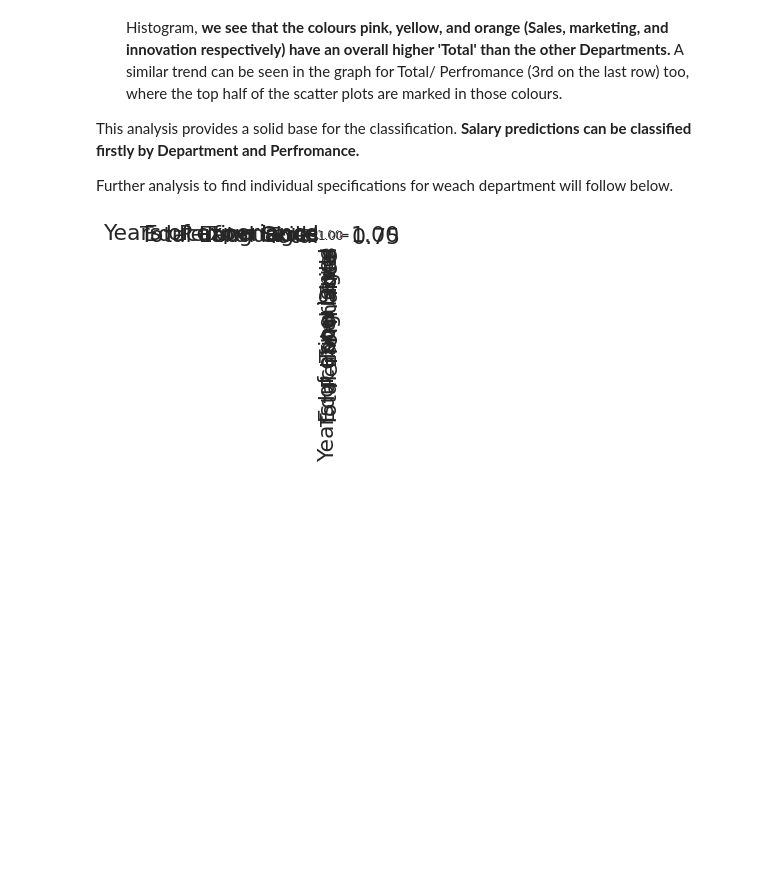
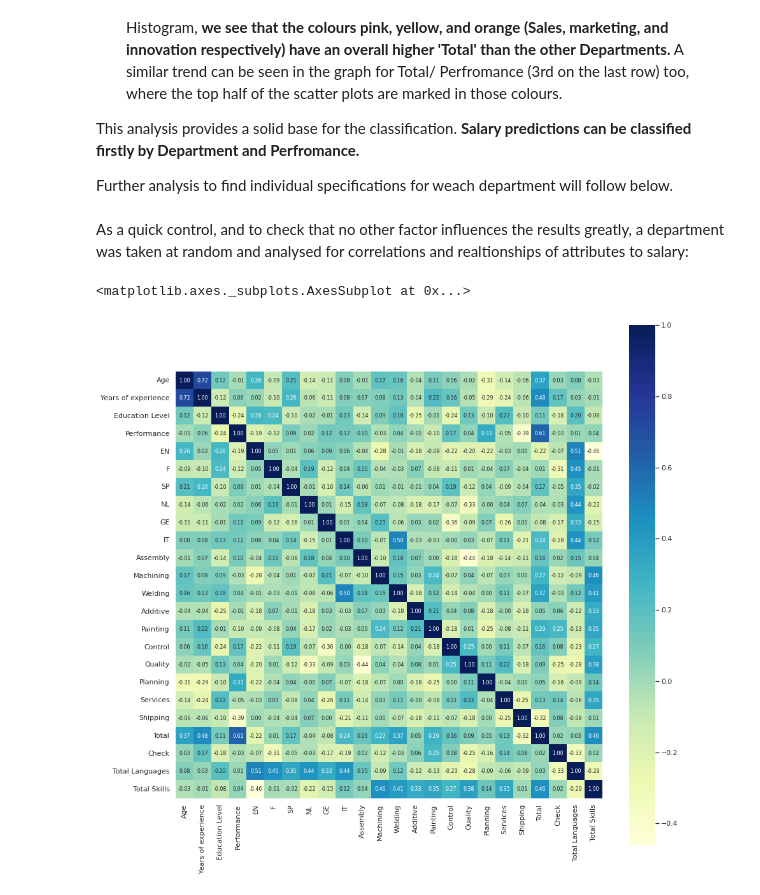
Before and after one commit to FHnt97/RUG_TOM_SIO, a Jupyter notebook: Assignment_A_4_2.ipynb, the cells around one changed output. Cells and saved outputs as stored; diff of their text form; code cells hidden in the pictures; blank space fills up the shorter version.

Commit message:
data analysis finished, example department completed

```diff
--- a/Assignment_A_4_2.ipynb
+++ b/Assignment_A_4_2.ipynb
@@ -160,6 +159,10 @@ df['Total Languages'] = df[lst_lan].sum(1, numeric_only=True)
 
 lst_skills = ['Assembly', 'Machining', 'Welding', 'Additive', 'Painting', 'Control', 'Quality','Planning', 'Services', 'Shipping']
 df['Total Skills'] = df[lst_skills].sum(1, numeric_only=True)
+# %%
+# additionally, for ease of use, the performance will additioanlly be divided into bins (as in Assigneent 2), Grading employees from A to E
+Grade = pd.cut(df.Performance, bins=[-1,20,40,60,80,100], labels=['E','D','C','B','A'])
+df.insert(11,'Grade', Grade)
 # %%
 df.head()
 # %% [output]
@@ -192,8 +195,7 @@ This classification will later on allow us to reject or accept a salary offer.
 # Proving H3 --> colour coordinate by department
 cols = ['Years of experience','Education Level', 'Department', 'Performance', 'Total Skills', 'Total Languages', 'Total']
 
-sns.set(context='notebook')
-sns.pairplot(df[cols], hue = 'Department', palette="Accent", corner=True, height=2.5)
+sns.pairplot(df[cols], hue = 'Department', palette='Accent', corner=True, height=2.5)
 plt.tight_layout()
 # %% [output]
 [figure]
@@ -206,21 +227,23 @@ When looking at the last row from the diagram above, which compares the attribut
 This analysis provides a solid base for the classification. **Salary predictions can be classified firstly by Department and Perfromance.**
 
 Further analysis to find individual specifications for weach department will follow below.
+# %% [markdown]
+As a quick control, and to check that no other factor influences the results greatly, a department was taken at random and analysed for correlations and realtionships of attributes to salary:
+# %%
+lst_dep = df.Department.unique()
 # %%
-#showing correlation among variables
-cm = np.corrcoef(df[cols].values.T)
-sns.set(font_scale=2)
-hm = sns.heatmap(cm,
+#cm = np.corrcoef(df[cols].values.T)
+df_dep = df.loc[df['Department']== lst_dep[2]]
+
+fig, ax = plt.subplots(figsize=(15, 15))
+sns.heatmap(df_dep.corr(),
             cbar=True,
             annot=True,
             square=True,
             fmt='.2f',
-            annot_kws={'size': 12},
-            yticklabels=cols,
-            xticklabels=cols)
-
-plt.tight_layout()
-# plt.savefig('./figures/corr_mat.png', dpi=300)
-plt.show()
+            annot_kws={'size': 8},
+            cmap='YlGnBu',
+            )
 # %% [output]
+<matplotlib.axes._subplots.AxesSubplot at 0x...>
-[figure, old version]
+[figure, new version]
```
Also changed, not shown: parts of 6 cells of this notebook.
